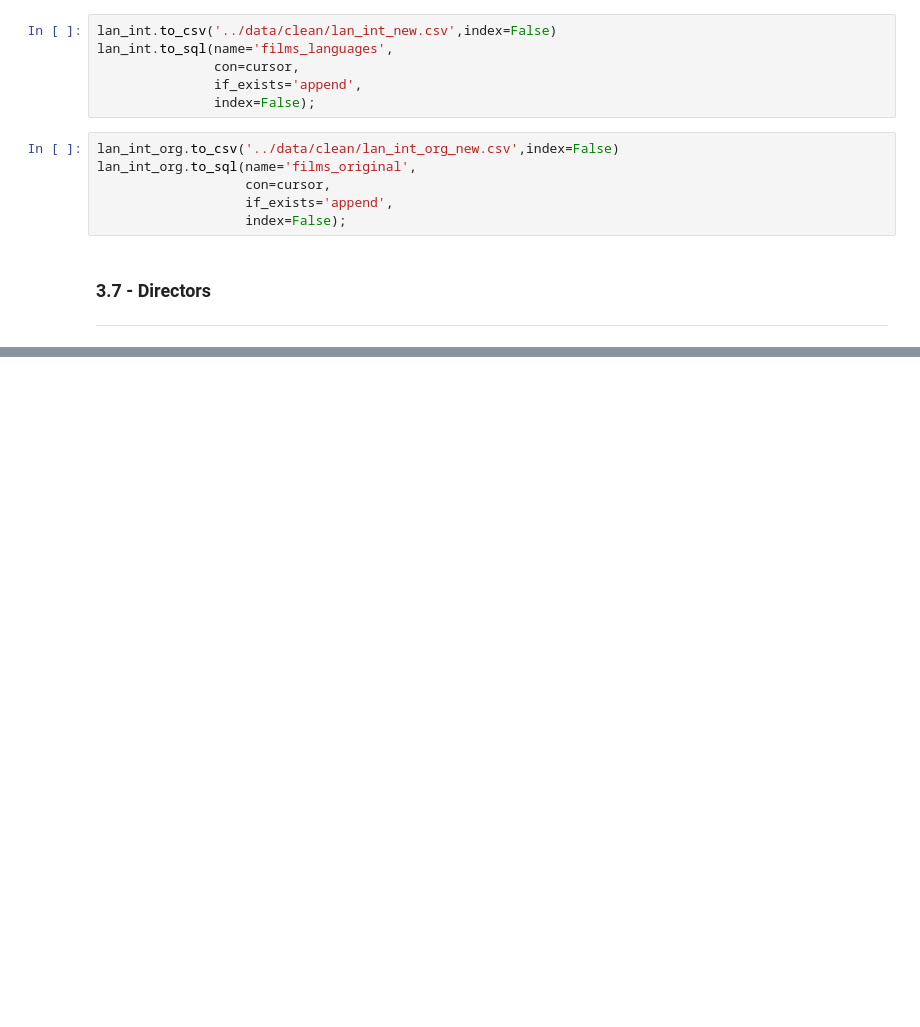
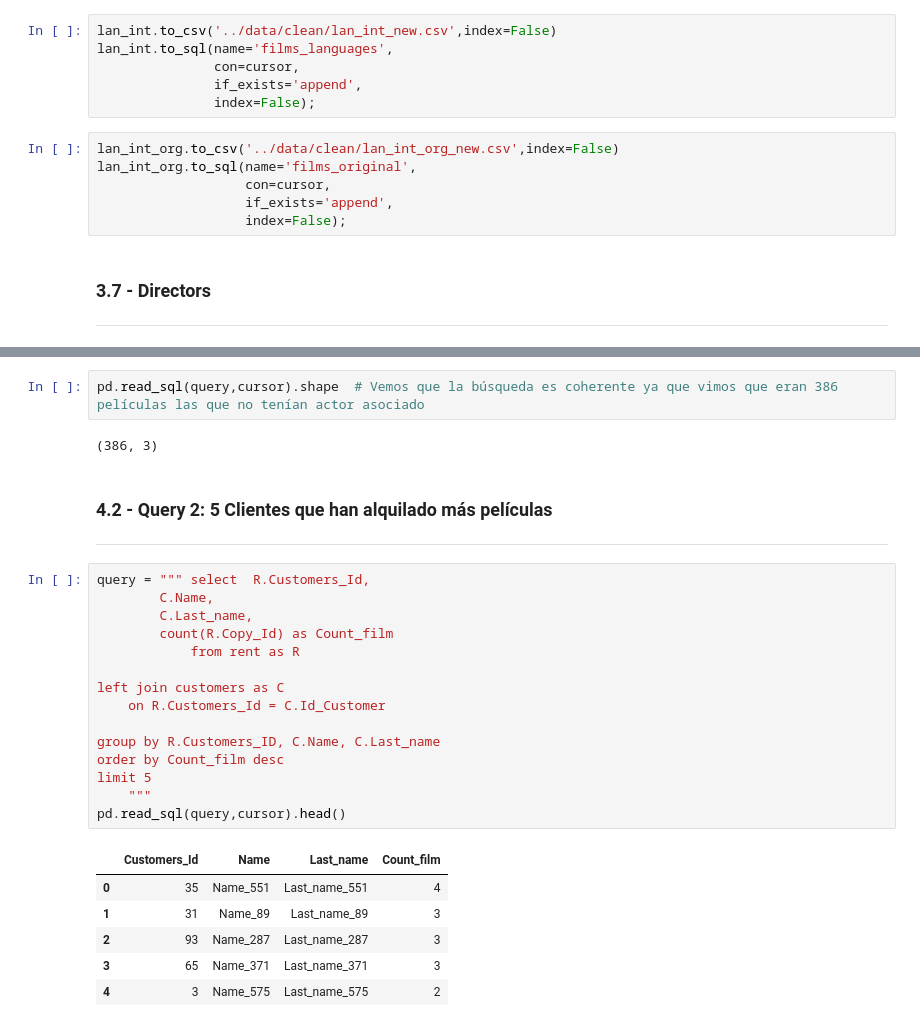
Before and after one commit to gusavato/2_IRONHACK_MySQL, a Jupyter notebook: jupyter/Clean_and_upload.ipynb, the cells around one changed output, grey strips where cells are left out. Saved outputs shown, nothing was run; the diff lists cells and outputs as text; blank space fills up the shorter version.

```diff
--- a/jupyter/Clean.ipynb
+++ b/jupyter/Clean_and_upload.ipynb
@@ -1012,0 +1040,29 @@ La tabla Directors se ha creado al inicializar la DB vacía. Nosotros la vamos a
+# %%
+pd.read_sql(query,cursor).shape  # Vemos que la búsqueda es coherente ya que vimos que eran 386 películas las que no tenían actor asociado
+# %% [output]
+(386, 3)
+# %% [markdown]
+### 4.2 - Query 2: 5 Clientes que han alquilado más películas <a name="q2"/>
+***
+# %%
+query = """ select 	R.Customers_Id,
+		C.Name,
+        C.Last_name,
+        count(R.Copy_Id) as Count_film
+			from rent as R
+
+left join customers as C
+	on R.Customers_Id = C.Id_Customer
+
+group by R.Customers_ID, C.Name, C.Last_name
+order by Count_film desc
+limit 5
+    """
+pd.read_sql(query,cursor).head()
+# %% [output]
+|  | Customers_Id | Name | Last_name | Count_film |
+| 0 | 35 | Name_551 | Last_name_551 | 4 |
+| 1 | 31 | Name_89 | Last_name_89 | 3 |
+| 2 | 93 | Name_287 | Last_name_287 | 3 |
+| 3 | 65 | Name_371 | Last_name_371 | 3 |
+| 4 | 3 | Name_575 | Last_name_575 | 2 |
```
Also changed, not shown: parts of 24 cells of this notebook, 1 other file.
